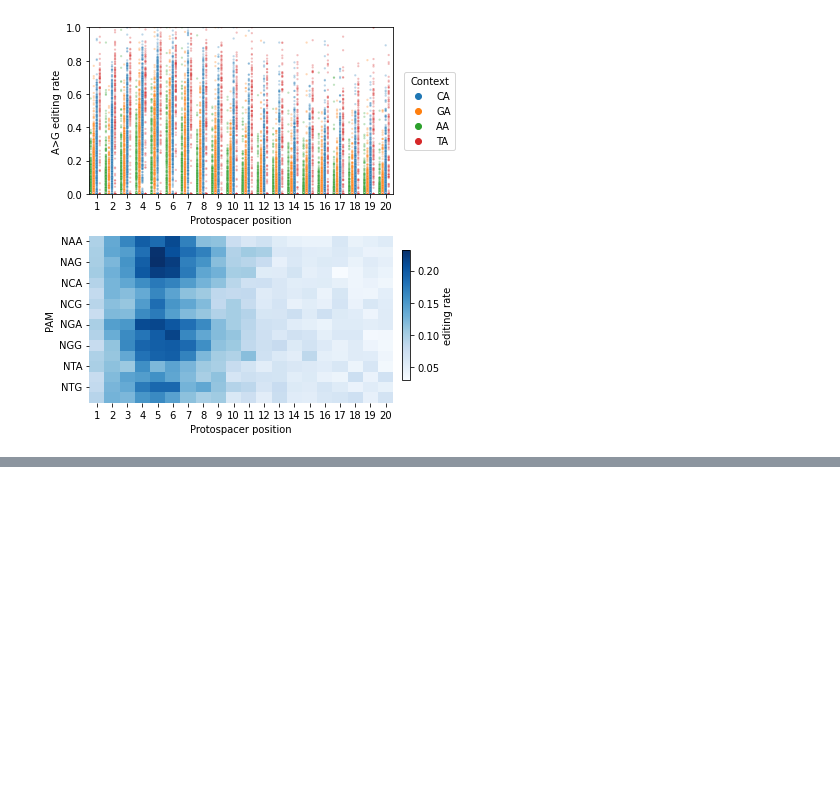
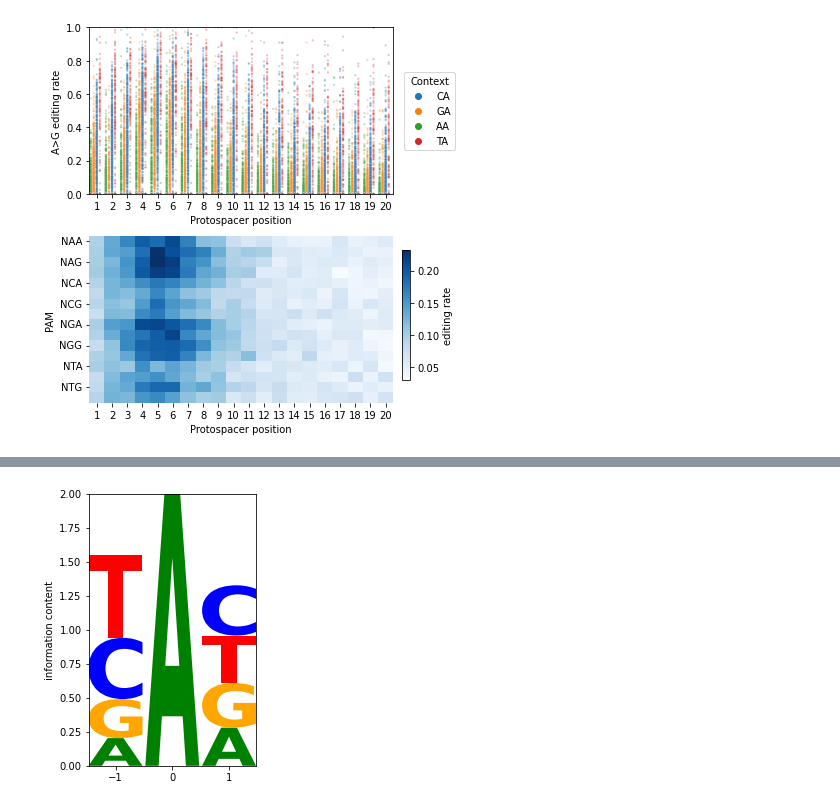
Before and after one commit to pinellolab/bean_manuscript, a Jupyter notebook: workflow/notebooks/Fig1b/1b_position.ipynb, the cells around one changed output, grey strips where cells are left out. Cells and saved outputs as stored; diff of their text form; code cells hidden in the pictures; blank space fills up the shorter version.

```diff
--- a/workflow/notebooks/Fig1b/1b_position.ipynb
+++ b/workflow/notebooks/Fig1b/1b_position.ipynb
@@ -96,0 +163,12 @@ Normalizing per context mean
+# %%
+cedit_rates_df_ag_window["context"] = cedit_rates_df_ag_window.apply(
+    lambda row: cdata_bulk_fs.guides.loc[row.guide, "Reporter"][
+        row.rel_pos - 1 : row.rel_pos + 2
+    ],
+    axis=1,
+)
+# %%
+con_mean_er = {}
+for i in range(3):
+    cedit_rates_df_ag_window[f"context_{i}"] = cedit_rates_df_ag_window.context.map(lambda s: s[i])
+    con_mean_er[i] = cedit_rates_df_ag_window.groupby(f"context_{i}")["rep_mean"].mean()
@@ -96,0 +193,15 @@ Normalizing per context mean
+# %%
+bg = con_mean_er[1]["A"]
+context_0 = info_content(con_mean_er[0], background = bg)
+context_2 = info_content(con_mean_er[2], background = bg)
+# %%
+ic_tbl = pd.concat([context_0, pd.DataFrame([2,0,0,0], index=["A", "C", "G", "T"]), context_2], axis=1).T
+ic_tbl.index = [-1, 0, 1]
+# %%
+fig, ax = plt.subplots(figsize=(3,5))
+
+logomaker.Logo(ic_tbl, ax = ax)
+ax.set_ylabel("information content")
+fig.savefig("context_preference_3_8.pdf")
+# %% [output]
+[figure, added]
```
Also changed, not shown: parts of 13 cells of this notebook, 20 other files.
